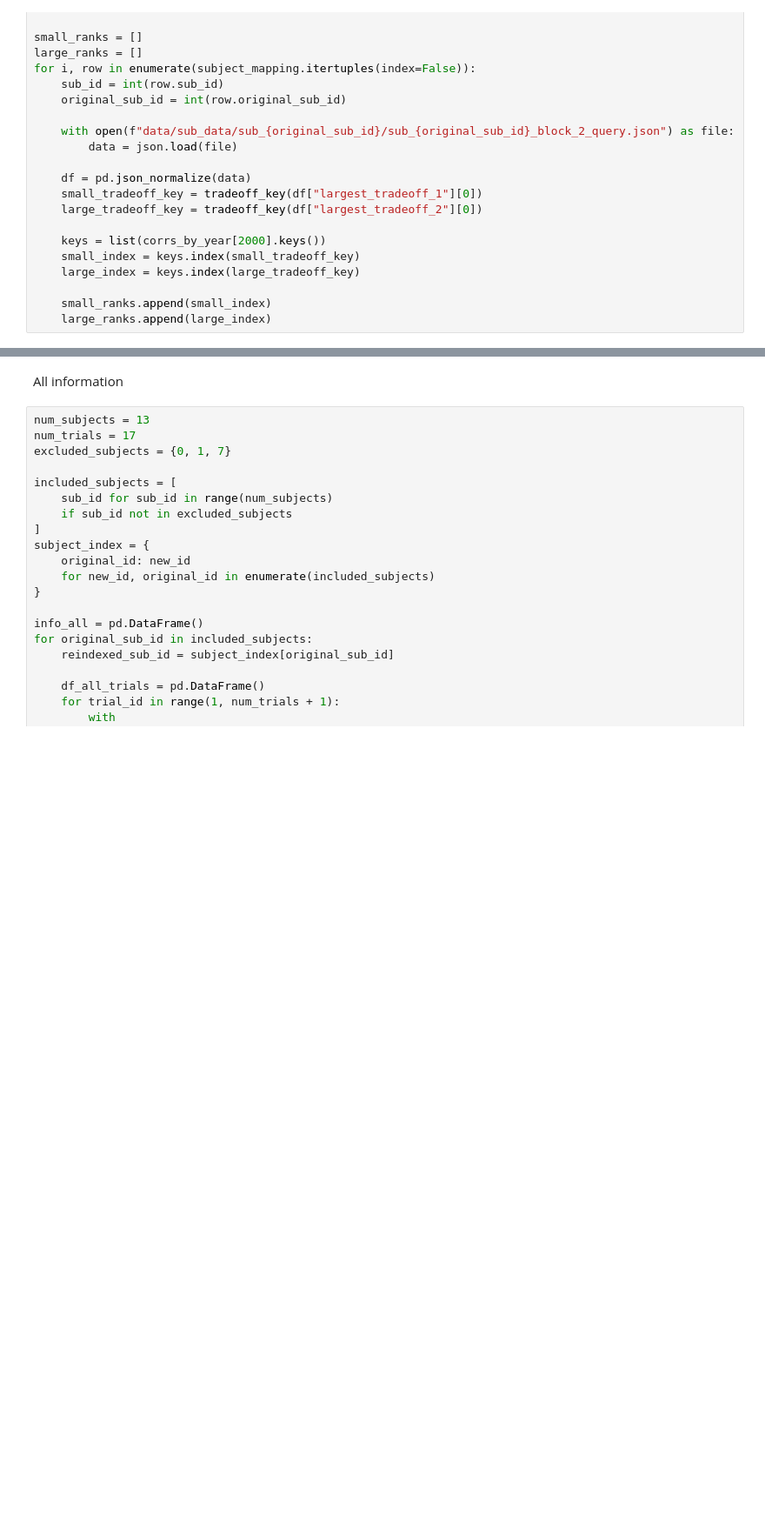
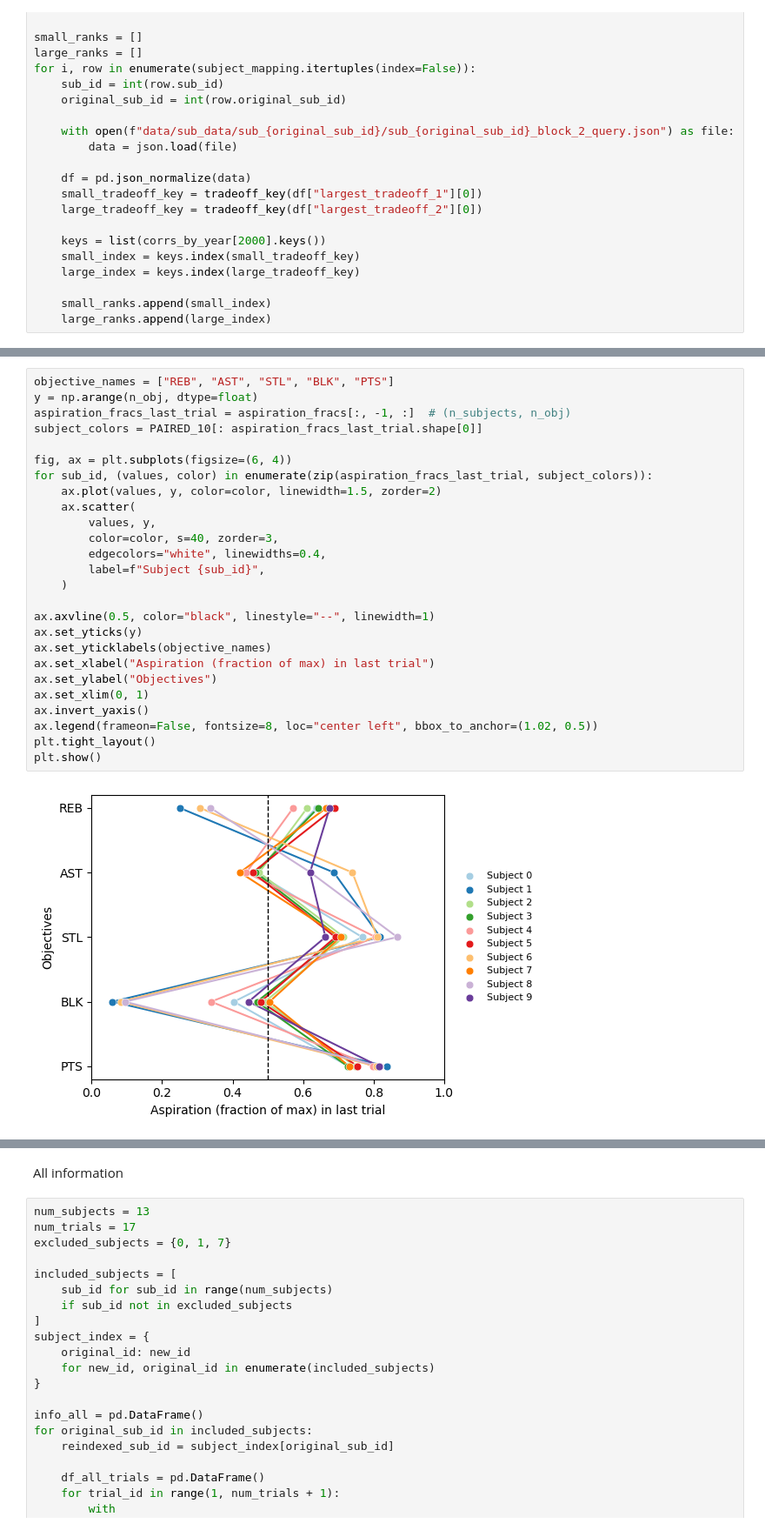
Before and after one commit to rameshsrinivasanuci/multiobjective, a Jupyter notebook: chi_figures.ipynb, the cells around one changed output, grey strips where cells are left out. Shown at 87% size. Saved outputs shown, nothing was run; the diff lists cells and outputs as text; blank space fills up the shorter version.

```diff
--- a/chi_figures.ipynb
+++ b/chi_figures.ipynb
@@ -1030,0 +1160,28 @@ fig.savefig("tradeoff.png", dpi=300, bbox_inches="tight")
+# %%
+objective_names = ["REB", "AST", "STL", "BLK", "PTS"]
+y = np.arange(n_obj, dtype=float)
+aspiration_fracs_last_trial = aspiration_fracs[:, -1, :]  # (n_subjects, n_obj)
+subject_colors = PAIRED_10[: aspiration_fracs_last_trial.shape[0]]
+
+fig, ax = plt.subplots(figsize=(6, 4))
+for sub_id, (values, color) in enumerate(zip(aspiration_fracs_last_trial, subject_colors)):
+    ax.plot(values, y, color=color, linewidth=1.5, zorder=2)
+    ax.scatter(
+        values, y,
+        color=color, s=40, zorder=3,
+        edgecolors="white", linewidths=0.4,
+        label=f"Subject {sub_id}",
+    )
+
+ax.axvline(0.5, color="black", linestyle="--", linewidth=1)
+ax.set_yticks(y)
+ax.set_yticklabels(objective_names)
+ax.set_xlabel("Aspiration (fraction of max) in last trial")
+ax.set_ylabel("Objectives")
+ax.set_xlim(0, 1)
+ax.invert_yaxis()
+ax.legend(frameon=False, fontsize=8, loc="center left", bbox_to_anchor=(1.02, 0.5))
+plt.tight_layout()
+plt.show()
+# %% [output]
+[figure, added]
```
Also changed, not shown: parts of 17 cells of this notebook.
